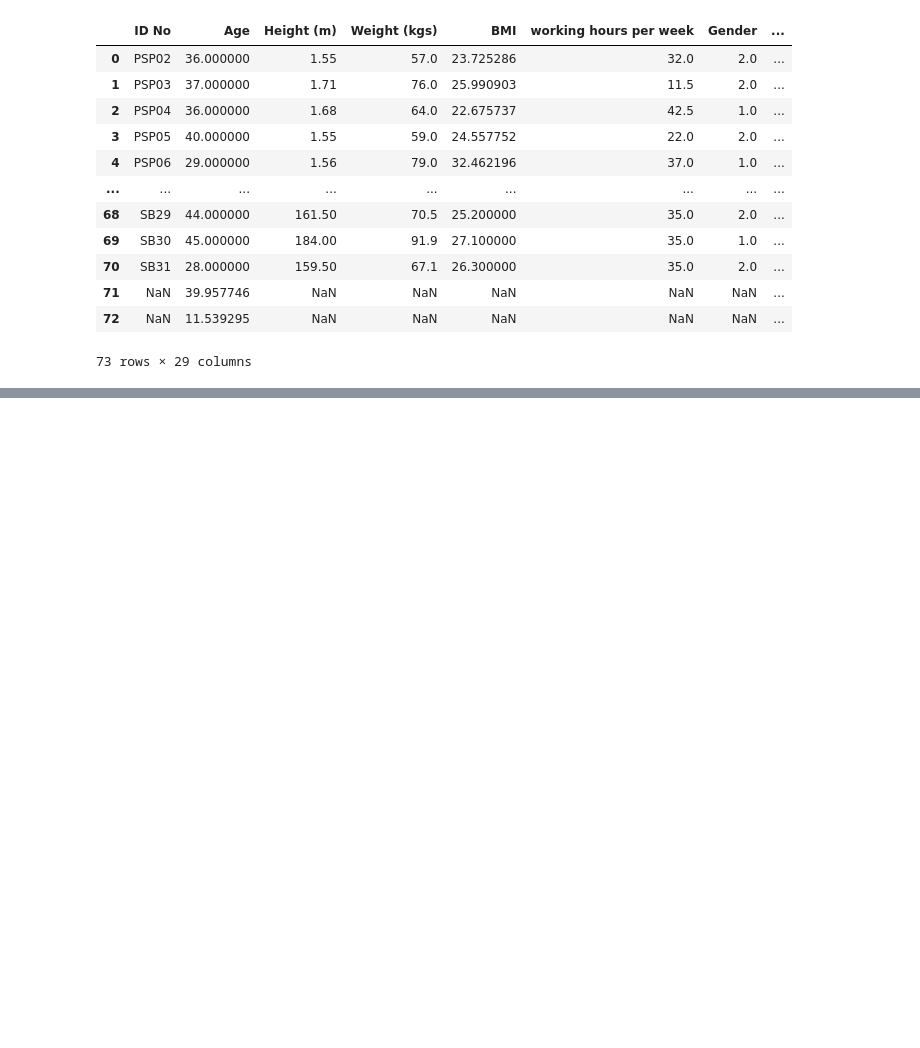
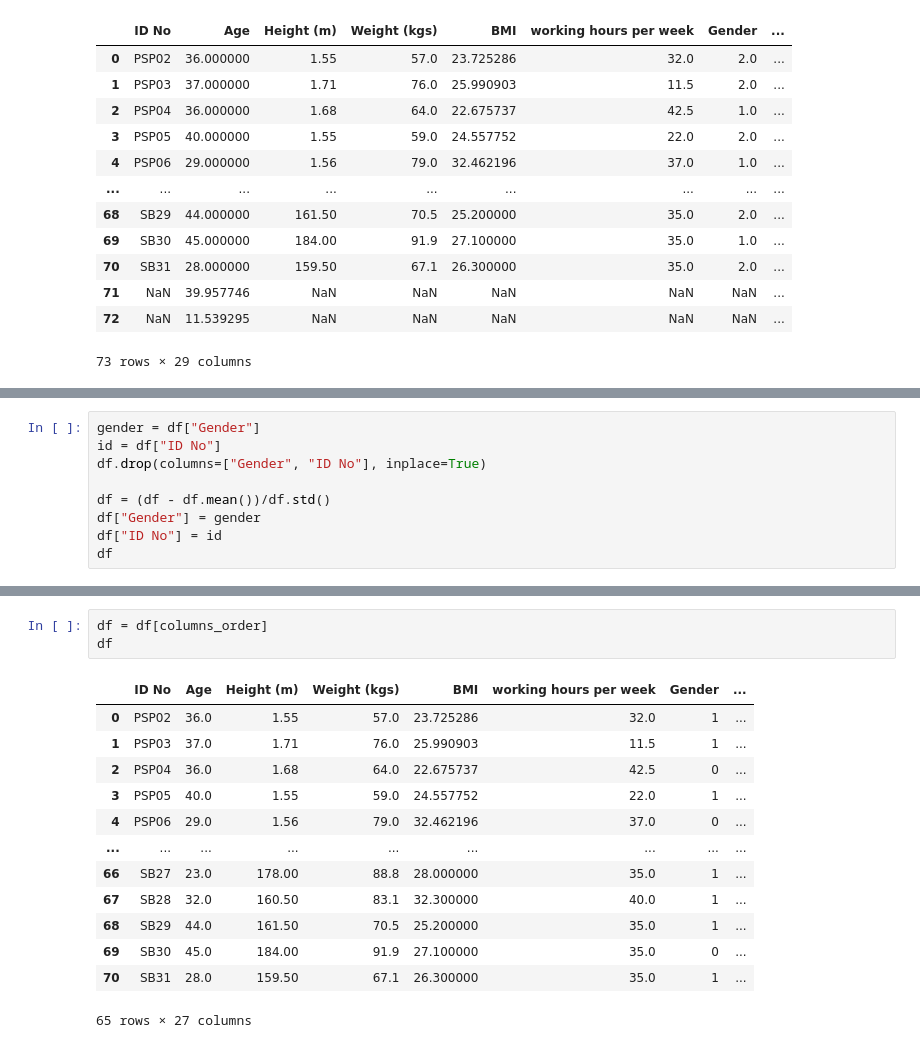
Before and after one commit to cMancio00/Contest_MASL_2023, a Jupyter notebook: anxiety.ipynb, the cells around one changed output, grey strips where cells are left out. Saved outputs shown, nothing was run; the diff lists cells and outputs as text; blank space fills up the shorter version.

```diff
--- a/anxiety.ipynb
+++ b/anxiety.ipynb
@@ -19,0 +80,9 @@ df
+# %%
+gender = df["Gender"]
+id = df["ID No"]
+df.drop(columns=["Gender", "ID No"], inplace=True)
+
+df = (df - df.mean())/df.std()
+df["Gender"] = gender
+df["ID No"] = id
+df
@@ -19,0 +103,17 @@ df
+# %%
+df = df[columns_order]
+df
+# %% [output]
+|  | ID No | Age | Height (m) | Weight (kgs) | BMI | working hours per week | Gender | ... |
+| 0 | PSP02 | 36.0 | 1.55 | 57.0 | 23.725286 | 32.0 | 1 | ... |
+| 1 | PSP03 | 37.0 | 1.71 | 76.0 | 25.990903 | 11.5 | 1 | ... |
+| 2 | PSP04 | 36.0 | 1.68 | 64.0 | 22.675737 | 42.5 | 0 | ... |
+| 3 | PSP05 | 40.0 | 1.55 | 59.0 | 24.557752 | 22.0 | 1 | ... |
+| 4 | PSP06 | 29.0 | 1.56 | 79.0 | 32.462196 | 37.0 | 0 | ... |
+| ... | ... | ... | ... | ... | ... | ... | ... | ... |
+| 66 | SB27 | 23.0 | 178.00 | 88.8 | 28.000000 | 35.0 | 1 | ... |
+| 67 | SB28 | 32.0 | 160.50 | 83.1 | 32.300000 | 40.0 | 1 | ... |
+| 68 | SB29 | 44.0 | 161.50 | 70.5 | 25.200000 | 35.0 | 1 | ... |
+| 69 | SB30 | 45.0 | 184.00 | 91.9 | 27.100000 | 35.0 | 0 | ... |
+| 70 | SB31 | 28.0 | 159.50 | 67.1 | 26.300000 | 35.0 | 1 | ... |
+65 rows × 27 columns
```
Also changed, not shown: parts of 10 cells of this notebook.
